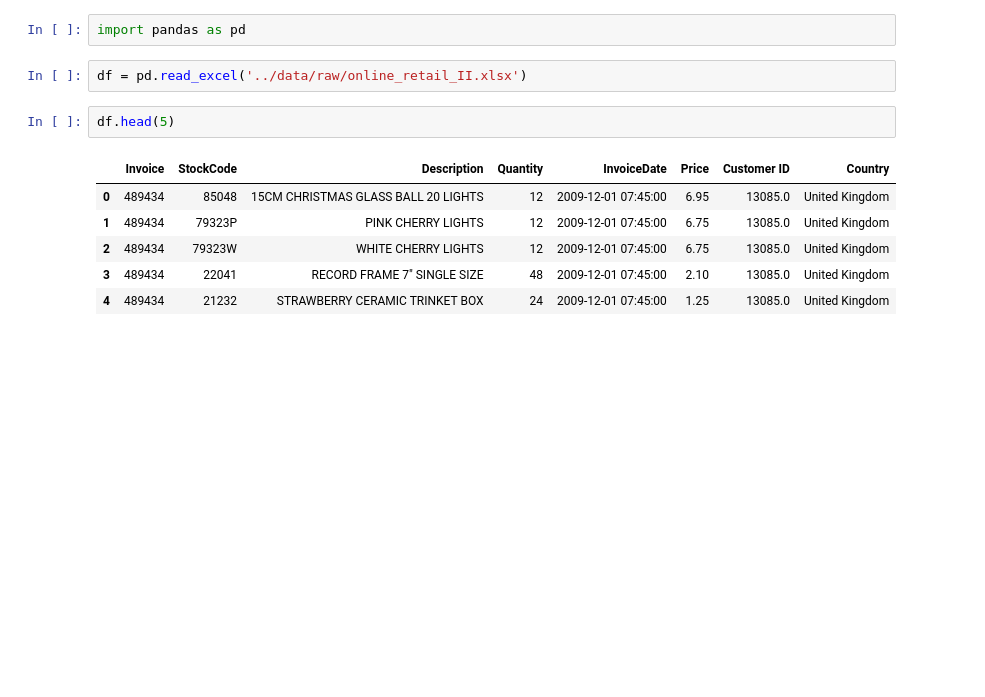
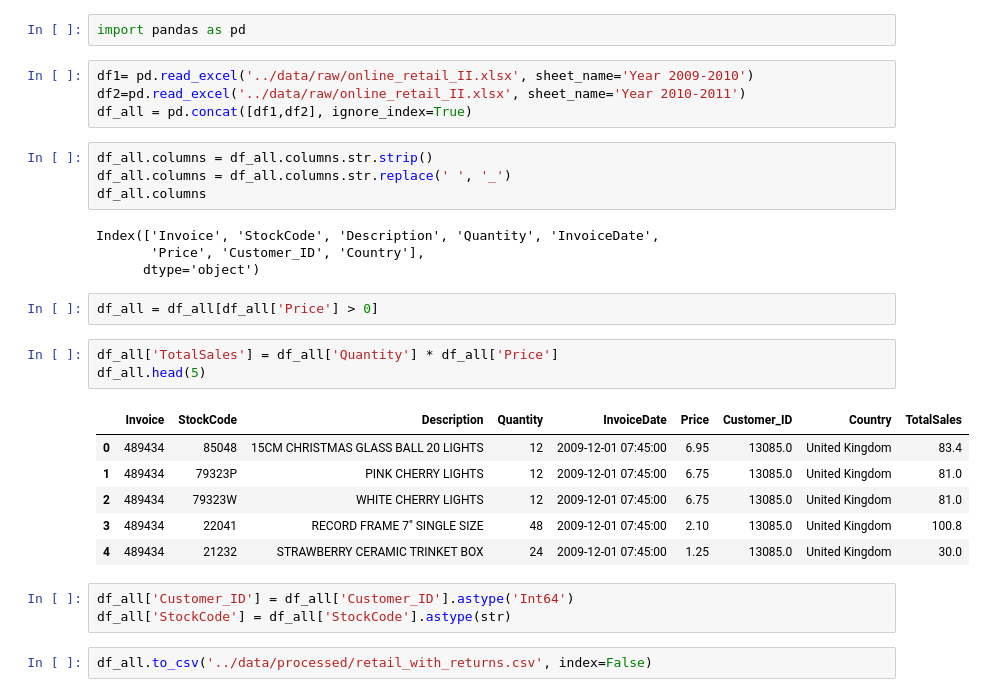
Before and after one commit to Waynexchan/uk-online-retail-pandas, a Jupyter notebook: notebooks/01_data_check.ipynb, the cells around one changed output. Cells and saved outputs as stored; diff of their text form; blank space fills up the shorter version.

```diff
--- a/notebooks/01_data_check.ipynb
+++ b/notebooks/01_data_check.ipynb
@@ -1,13 +1,31 @@
 # %%
 import pandas as pd
 # %%
-df = pd.read_excel('../data/raw/online_retail_II.xlsx')
+df1= pd.read_excel('../data/raw/online_retail_II.xlsx', sheet_name='Year 2009-2010')
+df2=pd.read_excel('../data/raw/online_retail_II.xlsx', sheet_name='Year 2010-2011')
+df_all = pd.concat([df1,df2], ignore_index=True)
-# %%
-df.head(5)
-# %% [output]
-|  | Invoice | StockCode | Description | Quantity | InvoiceDate | Price | Customer ID | Country |
-| 0 | 489434 | 85048 | 15CM CHRISTMAS GLASS BALL 20 LIGHTS | 12 | 2009-12-01 07:45:00 | 6.95 | 13085.0 | United Kingdom |
-| 1 | 489434 | 79323P | PINK CHERRY LIGHTS | 12 | 2009-12-01 07:45:00 | 6.75 | 13085.0 | United Kingdom |
-| 2 | 489434 | 79323W | WHITE CHERRY LIGHTS | 12 | 2009-12-01 07:45:00 | 6.75 | 13085.0 | United Kingdom |
-| 3 | 489434 | 22041 | RECORD FRAME 7" SINGLE SIZE | 48 | 2009-12-01 07:45:00 | 2.10 | 13085.0 | United Kingdom |
-| 4 | 489434 | 21232 | STRAWBERRY CERAMIC TRINKET BOX | 24 | 2009-12-01 07:45:00 | 1.25 | 13085.0 | United Kingdom |
+# %%
+df_all.columns = df_all.columns.str.strip()
+df_all.columns = df_all.columns.str.replace(' ', '_')
+df_all.columns
+# %% [output]
+Index(['Invoice', 'StockCode', 'Description', 'Quantity', 'InvoiceDate',
+       'Price', 'Customer_ID', 'Country'],
+      dtype='object')
+# %%
+df_all = df_all[df_all['Price'] > 0]
+# %%
+df_all['TotalSales'] = df_all['Quantity'] * df_all['Price']
+df_all.head(5)
+# %% [output]
+|  | Invoice | StockCode | Description | Quantity | InvoiceDate | Price | Customer_ID | Country | TotalSales |
+| 0 | 489434 | 85048 | 15CM CHRISTMAS GLASS BALL 20 LIGHTS | 12 | 2009-12-01 07:45:00 | 6.95 | 13085.0 | United Kingdom | 83.4 |
+| 1 | 489434 | 79323P | PINK CHERRY LIGHTS | 12 | 2009-12-01 07:45:00 | 6.75 | 13085.0 | United Kingdom | 81.0 |
+| 2 | 489434 | 79323W | WHITE CHERRY LIGHTS | 12 | 2009-12-01 07:45:00 | 6.75 | 13085.0 | United Kingdom | 81.0 |
+| 3 | 489434 | 22041 | RECORD FRAME 7" SINGLE SIZE | 48 | 2009-12-01 07:45:00 | 2.10 | 13085.0 | United Kingdom | 100.8 |
+| 4 | 489434 | 21232 | STRAWBERRY CERAMIC TRINKET BOX | 24 | 2009-12-01 07:45:00 | 1.25 | 13085.0 | United Kingdom | 30.0 |
+# %%
+df_all['Customer_ID'] = df_all['Customer_ID'].astype('Int64')
+df_all['StockCode'] = df_all['StockCode'].astype(str)
+# %%
+df_all.to_csv('../data/processed/retail_with_returns.csv', index=False)
```
Also changed, not shown: parts of 9 cells of this notebook, 3 other files.
